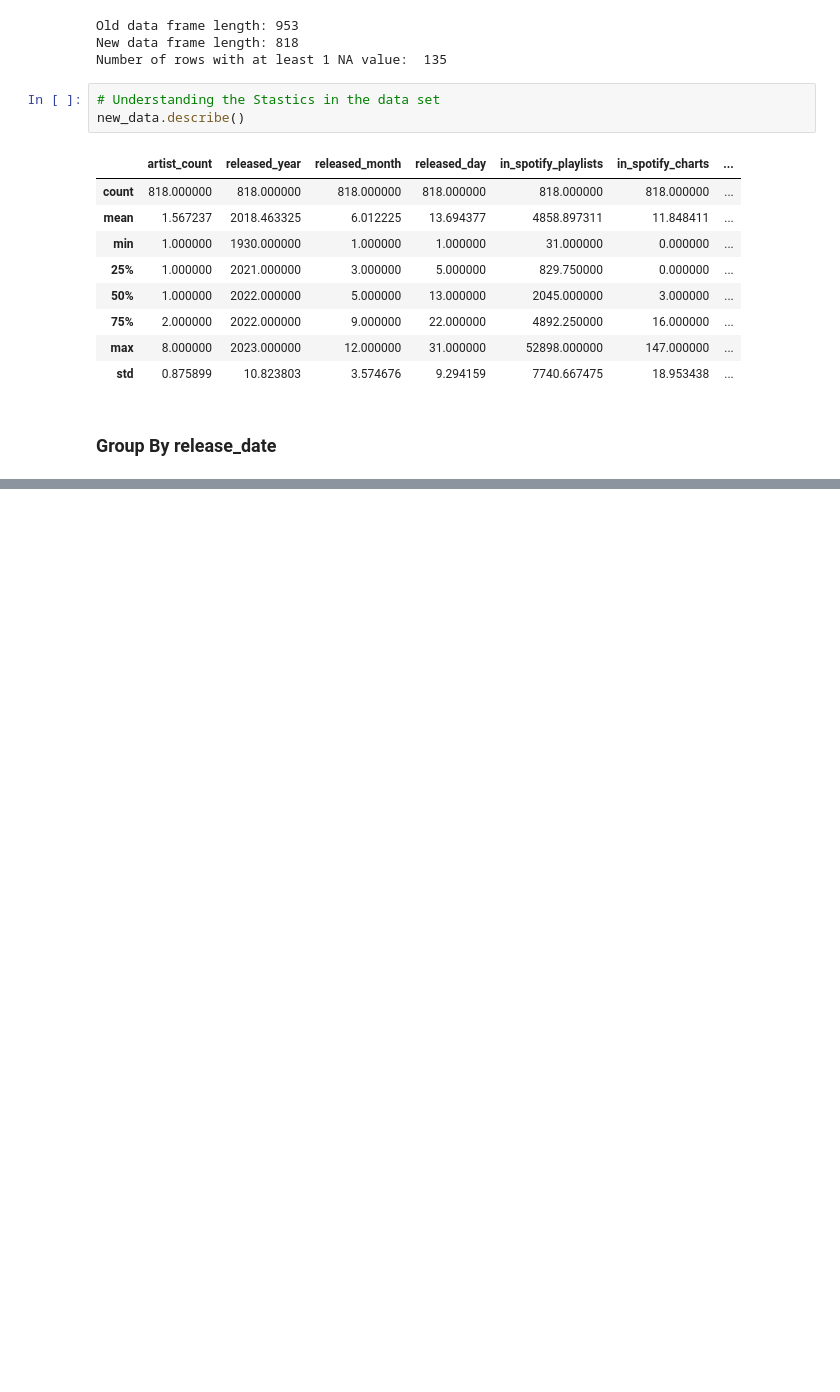
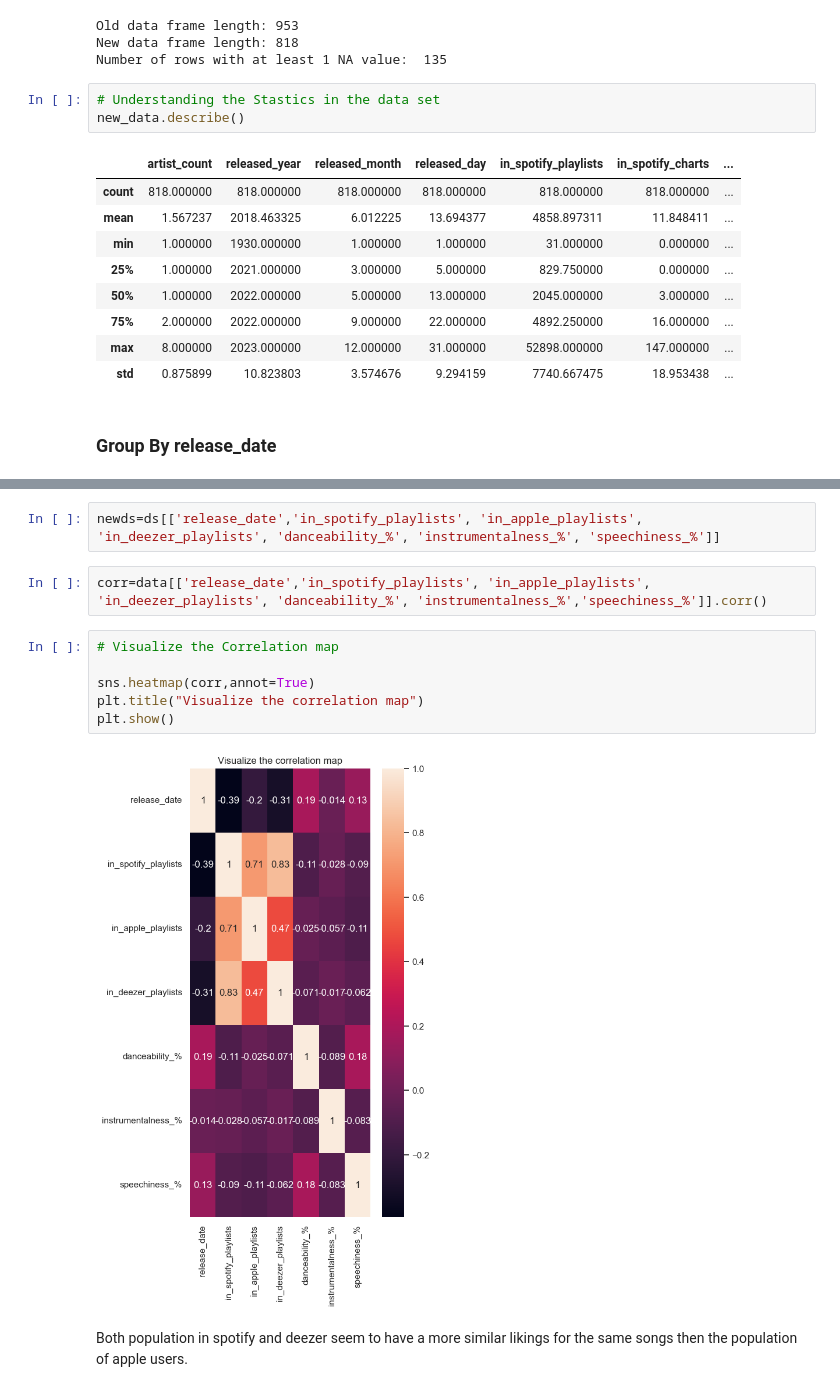
Before and after one commit to ToshiroHJJZ/DS_Final_Project, a Jupyter notebook: Final_Project.ipynb, the cells around one changed output, grey strips where cells are left out. Drawn from its saved outputs; the diff is of its cells as text; blank space fills up the shorter version.

```diff
--- a/Final_Project.ipynb
+++ b/Final_Project.ipynb
@@ -196,0 +229,14 @@ plt.show()
+# %%
+newds=ds[['release_date','in_spotify_playlists', 'in_apple_playlists', 'in_deezer_playlists', 'danceability_%', 'instrumentalness_%', 'speechiness_%']]
+# %%
+corr=data[['release_date','in_spotify_playlists', 'in_apple_playlists', 'in_deezer_playlists', 'danceability_%', 'instrumentalness_%','speechiness_%']].corr()
+# %%
+# Visualize the Correlation map
+
+sns.heatmap(corr,annot=True)
+plt.title("Visualize the correlation map")
+plt.show()
+# %% [output]
+[figure, added]
+# %% [markdown]
+Both population in spotify and deezer seem to have a more similar likings for the same songs then the population of apple users.
```
Also changed, not shown: parts of 17 cells of this notebook.
